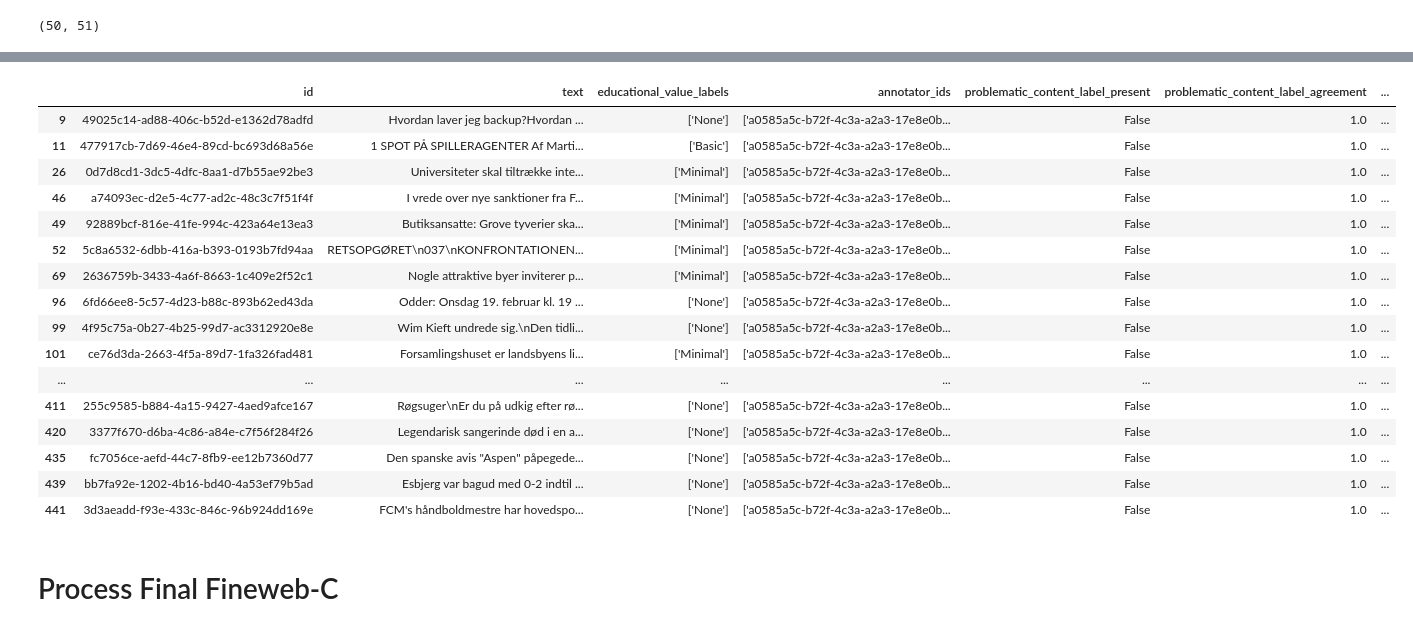
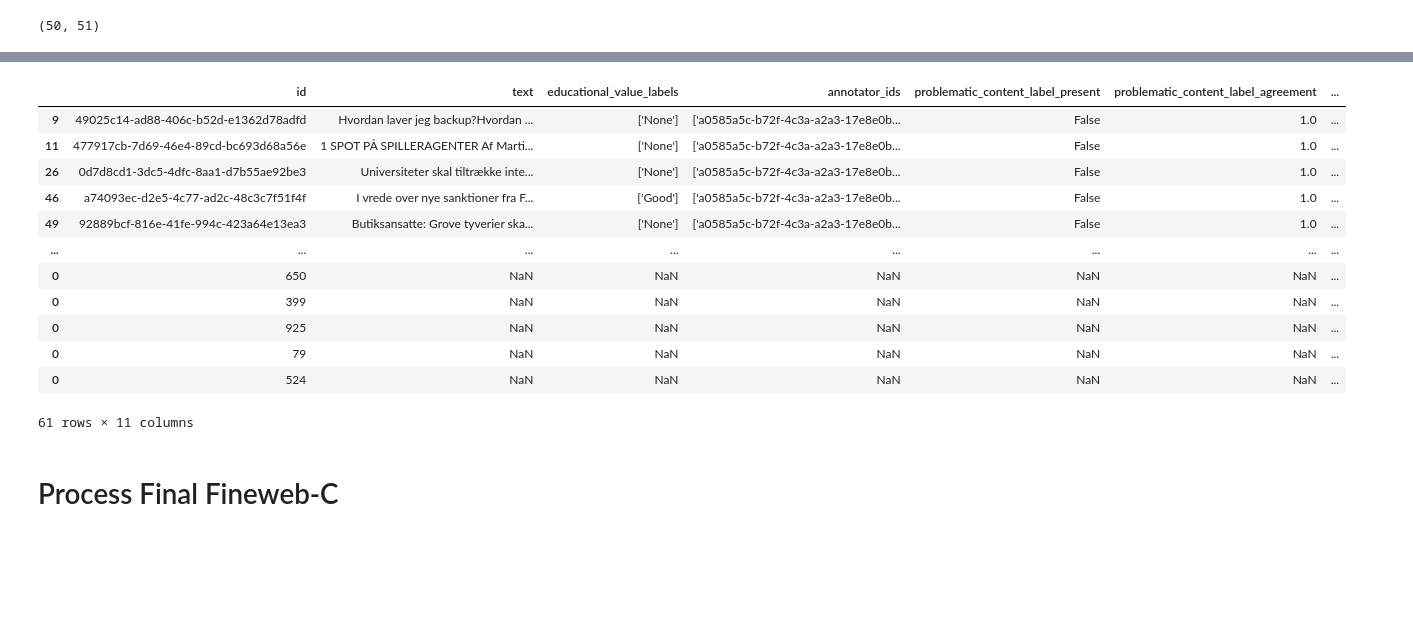
Before and after one commit to Shadoughcake/Enhancing-Multilingual-AI-Analyzing-and-Modeling-Educational-Content-with-the-FineWeb-C, a Jupyter notebook: dataset_interpret.ipynb, the cells around one changed output, grey strips where cells are left out. Cells and saved outputs as stored; diff of their text form; code cells hidden in the pictures; blank space fills up the shorter version.

```diff
--- a/dataset_interpret.ipynb
+++ b/dataset_interpret.ipynb
@@ -139,23 +225,19 @@ new_aleks.to_csv('fineweb-c_relabled_aleks.csv', index=True)
 # %%
-pd.read_csv('fineweb-c_relabled_aleks.csv', index_col=0)
+pd.read_csv('annotations_relabled.csv', index_col=0)
 # %% [output]
 |  | id | text | educational_value_labels | annotator_ids | problematic_content_label_present | problematic_content_label_agreement | ... |
 | 9 | 49025c14-ad88-406c-b52d-e1362d78adfd | Hvordan laver jeg backup?Hvordan ... | ['None'] | ['a0585a5c-b72f-4c3a-a2a3-17e8e0b... | False | 1.0 | ... |
-| 11 | 477917cb-7d69-46e4-89cd-bc693d68a56e | 1 SPOT PÅ SPILLERAGENTER Af Marti... | ['Basic'] | ['a0585a5c-b72f-4c3a-a2a3-17e8e0b... | False | 1.0 | ... |
-| 26 | 0d7d8cd1-3dc5-4dfc-8aa1-d7b55ae92be3 | Universiteter skal tiltrække inte... | ['Minimal'] | ['a0585a5c-b72f-4c3a-a2a3-17e8e0b... | False | 1.0 | ... |
-| 46 | a74093ec-d2e5-4c77-ad2c-48c3c7f51f4f | I vrede over nye sanktioner fra F... | ['Minimal'] | ['a0585a5c-b72f-4c3a-a2a3-17e8e0b... | False | 1.0 | ... |
-| 49 | 92889bcf-816e-41fe-994c-423a64e13ea3 | Butiksansatte: Grove tyverier ska... | ['Minimal'] | ['a0585a5c-b72f-4c3a-a2a3-17e8e0b... | False | 1.0 | ... |
-| 52 | 5c8a6532-6dbb-416a-b393-0193b7fd94aa | RETSOPGØRET\n037\nKONFRONTATIONEN... | ['Minimal'] | ['a0585a5c-b72f-4c3a-a2a3-17e8e0b... | False | 1.0 | ... |
-| 69 | 2636759b-3433-4a6f-8663-1c409e2f52c1 | Nogle attraktive byer inviterer p... | ['Minimal'] | ['a0585a5c-b72f-4c3a-a2a3-17e8e0b... | False | 1.0 | ... |
-| 96 | 6fd66ee8-5c57-4d23-b88c-893b62ed43da | Odder: Onsdag 19. februar kl. 19 ... | ['None'] | ['a0585a5c-b72f-4c3a-a2a3-17e8e0b... | False | 1.0 | ... |
-| 99 | 4f95c75a-0b27-4b25-99d7-ac3312920e8e | Wim Kieft undrede sig.\nDen tidli... | ['None'] | ['a0585a5c-b72f-4c3a-a2a3-17e8e0b... | False | 1.0 | ... |
-| 101 | ce76d3da-2663-4f5a-89d7-1fa326fad481 | Forsamlingshuset er landsbyens li... | ['Minimal'] | ['a0585a5c-b72f-4c3a-a2a3-17e8e0b... | False | 1.0 | ... |
+| 11 | 477917cb-7d69-46e4-89cd-bc693d68a56e | 1 SPOT PÅ SPILLERAGENTER Af Marti... | ['None'] | ['a0585a5c-b72f-4c3a-a2a3-17e8e0b... | False | 1.0 | ... |
+| 26 | 0d7d8cd1-3dc5-4dfc-8aa1-d7b55ae92be3 | Universiteter skal tiltrække inte... | ['None'] | ['a0585a5c-b72f-4c3a-a2a3-17e8e0b... | False | 1.0 | ... |
+| 46 | a74093ec-d2e5-4c77-ad2c-48c3c7f51f4f | I vrede over nye sanktioner fra F... | ['Good'] | ['a0585a5c-b72f-4c3a-a2a3-17e8e0b... | False | 1.0 | ... |
+| 49 | 92889bcf-816e-41fe-994c-423a64e13ea3 | Butiksansatte: Grove tyverier ska... | ['None'] | ['a0585a5c-b72f-4c3a-a2a3-17e8e0b... | False | 1.0 | ... |
 | ... | ... | ... | ... | ... | ... | ... | ... |
-| 411 | 255c9585-b884-4a15-9427-4aed9afce167 | Røgsuger\nEr du på udkig efter rø... | ['None'] | ['a0585a5c-b72f-4c3a-a2a3-17e8e0b... | False | 1.0 | ... |
-| 420 | 3377f670-d6ba-4c86-a84e-c7f56f284f26 | Legendarisk sangerinde død i en a... | ['None'] | ['a0585a5c-b72f-4c3a-a2a3-17e8e0b... | False | 1.0 | ... |
-| 435 | fc7056ce-aefd-44c7-8fb9-ee12b7360d77 | Den spanske avis "Aspen" påpegede... | ['None'] | ['a0585a5c-b72f-4c3a-a2a3-17e8e0b... | False | 1.0 | ... |
-| 439 | bb7fa92e-1202-4b16-bd40-4a53ef79b5ad | Esbjerg var bagud med 0-2 indtil ... | ['None'] | ['a0585a5c-b72f-4c3a-a2a3-17e8e0b... | False | 1.0 | ... |
-| 441 | 3d3aeadd-f93e-433c-846c-96b924dd169e | FCM's håndboldmestre har hovedspo... | ['None'] | ['a0585a5c-b72f-4c3a-a2a3-17e8e0b... | False | 1.0 | ... |
+| 0 | 650 | NaN | NaN | NaN | NaN | NaN | ... |
+| 0 | 399 | NaN | NaN | NaN | NaN | NaN | ... |
+| 0 | 925 | NaN | NaN | NaN | NaN | NaN | ... |
+| 0 | 79 | NaN | NaN | NaN | NaN | NaN | ... |
+| 0 | 524 | NaN | NaN | NaN | NaN | NaN | ... |
+61 rows × 11 columns
 # %% [markdown]
 # Process Final Fineweb-C
 # %%
```
Also changed, not shown: parts of 20 cells of this notebook, 8 other files.
